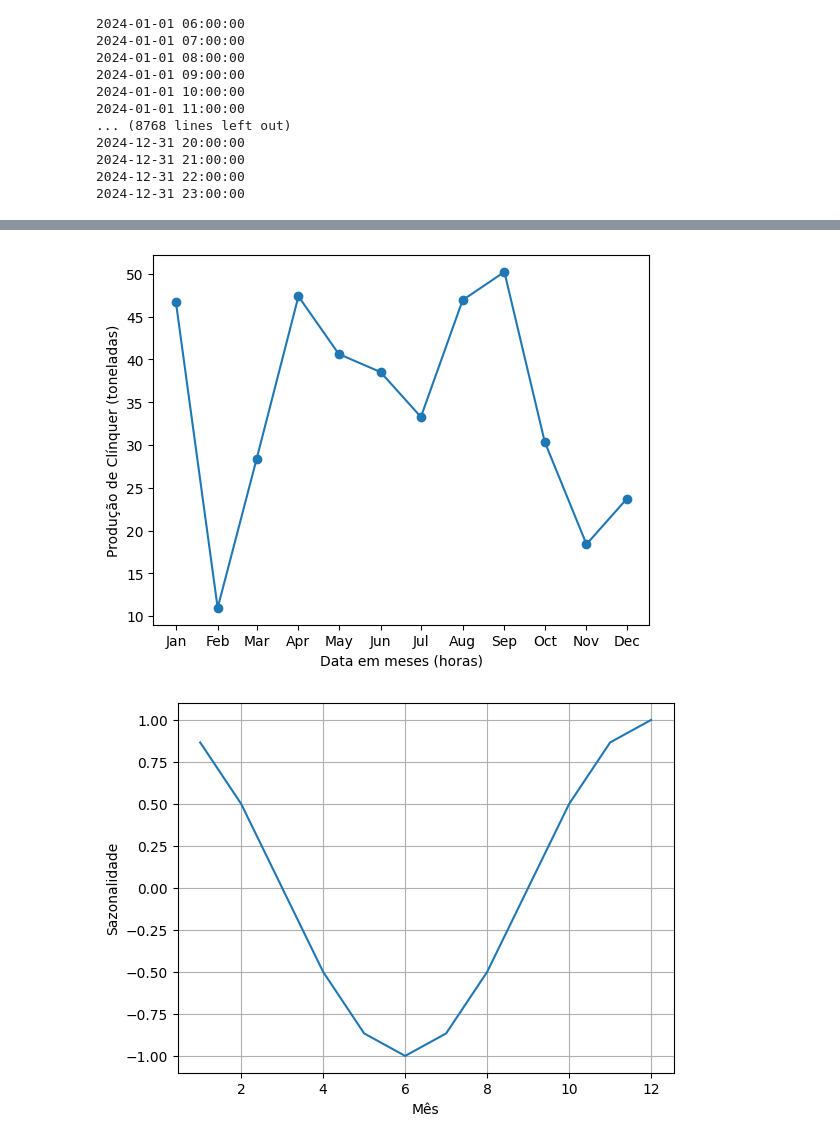
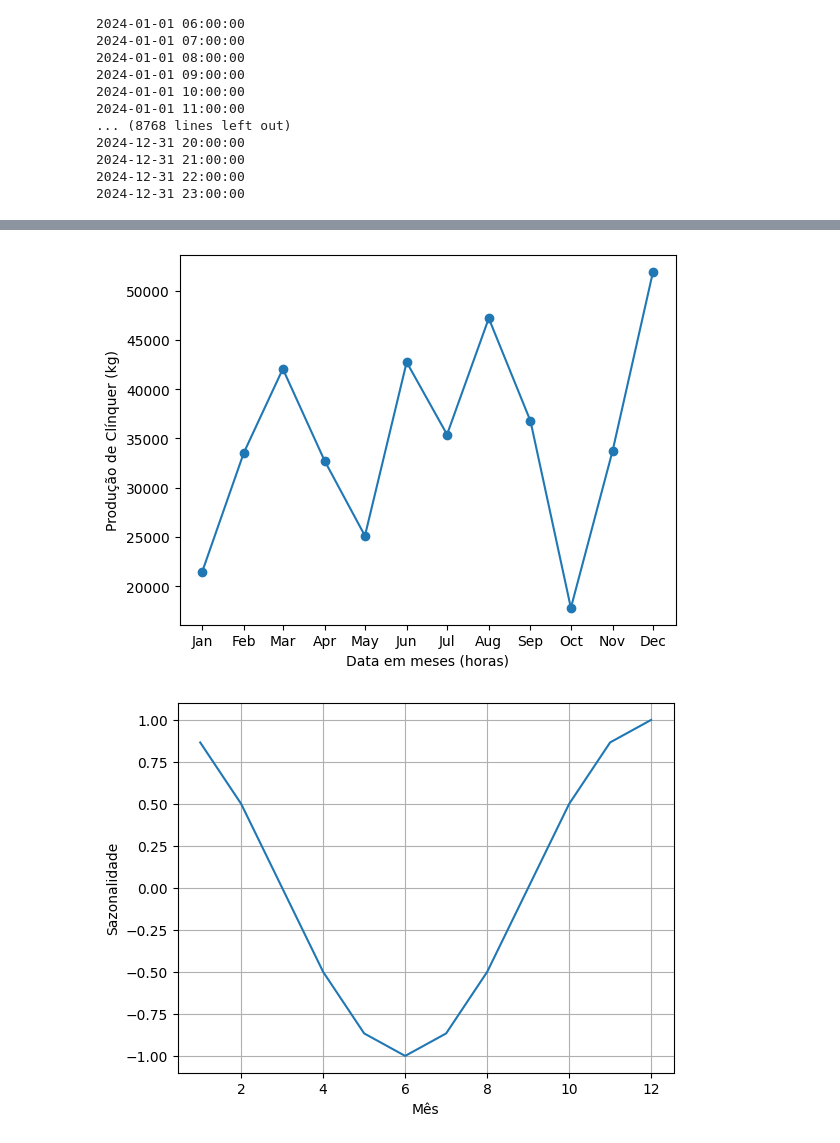
Before and after one commit to ezequieldeconti/ENS5174_202401, a Jupyter notebook: Atividade01_01.ipynb, the cells around one changed output, grey strips where cells are left out. Drawn from its saved outputs; the diff is of its cells as text; code cells hidden in the pictures.

```diff
--- a/Atividade01_01.ipynb
+++ b/Atividade01_01.ipynb
@@ -218,38 +218,38 @@ import numpy as np
 import matplotlib.pyplot as plt
 
 # Definindo os valores máximos e mínimos de produção
-atvMax = 1260/24
-atvMin = 252/24
+atvMax = 1260*1000/24
+atvMin = 252*1000/24
 
 # Definindo o número de meses
 n_meses = 12
 
 # Gerando datas para um ano
 datas = pd.date_range(start='2024-01-01', periods=n_meses, freq='MS')
 
 # Gerando atividade aleatória para cada mês
 atv = (atvMax - atvMin) * np.random.rand(n_meses) + atvMin
 
 # Criando o DataFrame com as datas e atividades
 df = pd.DataFrame({'Data': datas, 'Atividade': atv})
 
 # Salvando o DataFrame como um arquivo CSV
 df.to_csv(r"C:\Users\admin\Documents\ENS5174_202401\tabelas\FE\atchpt_11_6.csv", index=False)
 
 # Plotando os valores para cada mês
 fig, ax = plt.subplots()
 ax.plot(df['Data'], df['Atividade'], marker='o')
 
 # Adicionando rótulos e título
 ax.xaxis.set_major_locator(mdates.MonthLocator())
 ax.xaxis.set_major_formatter(mdates.DateFormatter('%b'))
 
-ax.set_ylabel('Produção de Clínquer (toneladas)')
+ax.set_ylabel('Produção de Clínquer (kg)')
 ax.set_xlabel('Data em meses (horas)')
 
 plt.show()
 # %% [output]
-[figure, old version]
+[figure, new version]
 # %%
 # Criando componente sazonal
 
```
Also changed, not shown: parts of 4 cells of this notebook.
